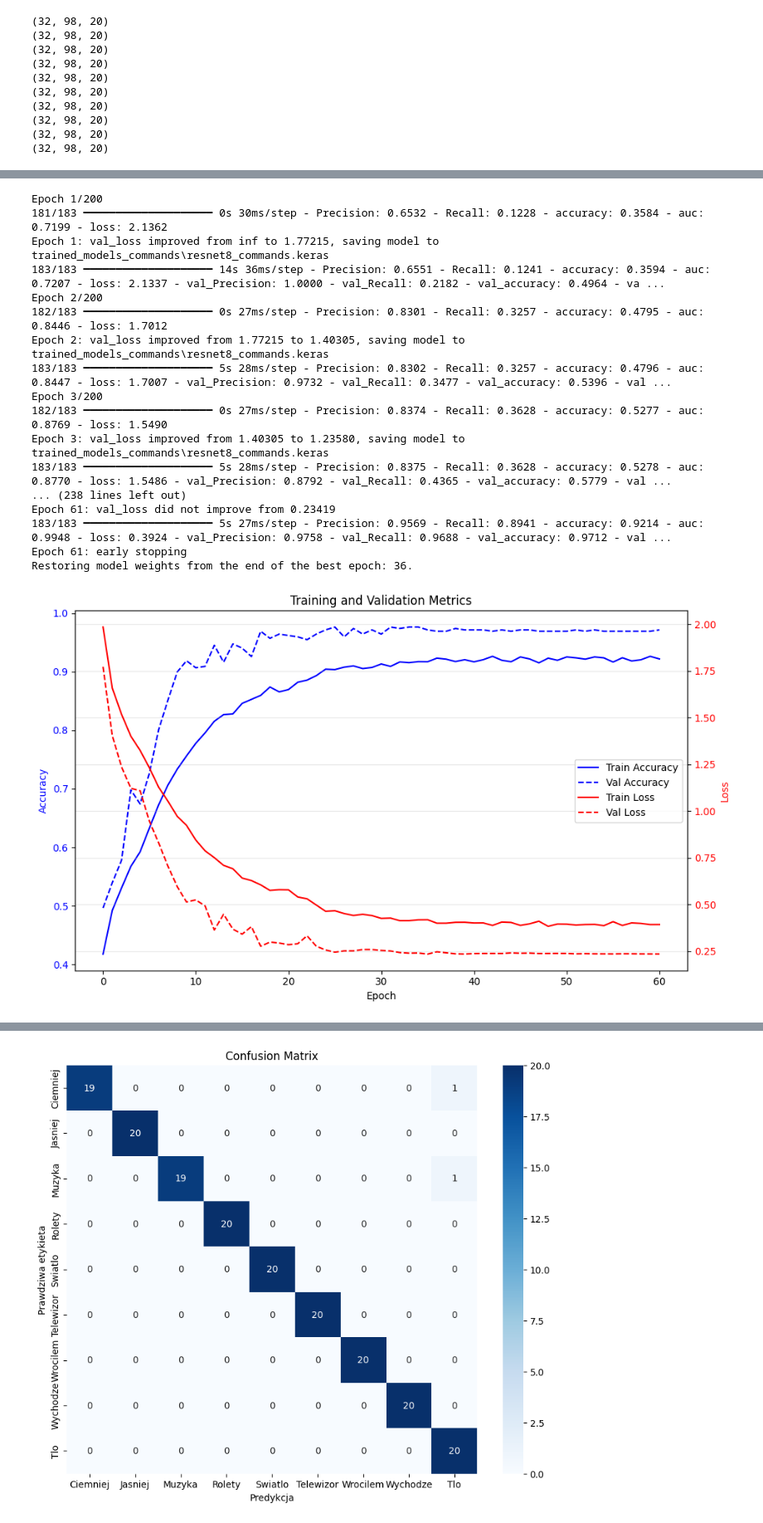
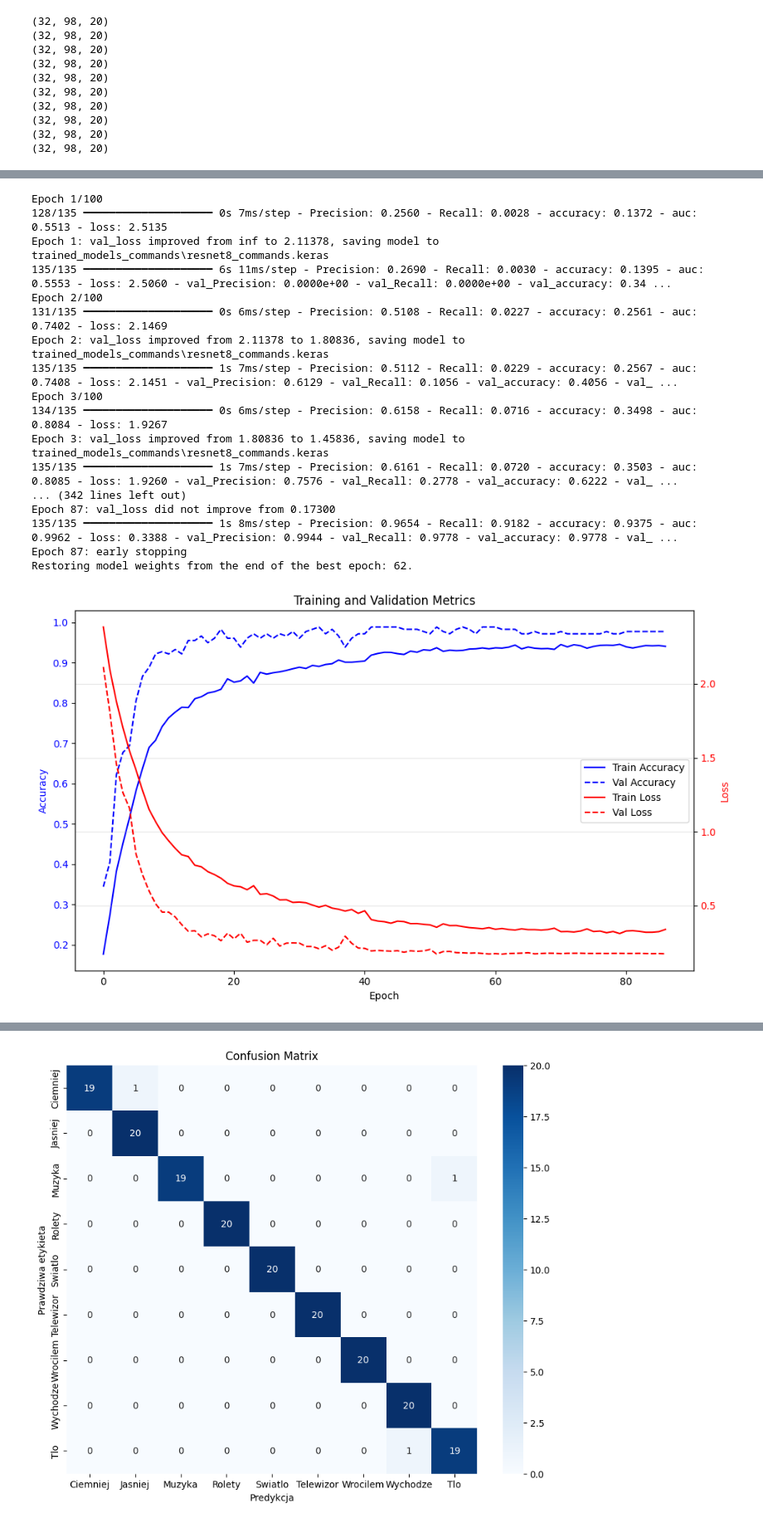
Before and after one commit to hubertk00/RPi_speech, a Jupyter notebook: commands.ipynb, the cells around one changed output, grey strips where cells are left out. Shown at 83% size. Cells and saved outputs as stored; diff of their text form; code cells hidden in the pictures.

```diff
--- a/commands.ipynb
+++ b/commands.ipynb
@@ -12,7 +13,7 @@ from sklearn.model_selection import train_test_split
 # %%
 commands = ['Ciemniej', 'Jasniej', 'Muzyka', 'Rolety', 'Swiatlo', 'Telewizor', 'Wrocilem', 'Wychodze', 'Tlo']
 username = os.getenv("USERNAME")
-REC_PATH = rf"C:\Users\{username}\Desktop\Praca_jupyter\RPi_Speech\Nagrania"
+REC_PATH = rf"C:\Users\{username}\Desktop\Praca_dyplomowa_TensorFlow\Nagrania"
 SR = 16000
 DURATION = 1.0
 for i in commands:
@@ -174,7 +175,7 @@ C:\Users\hubi2\Desktop\Praca_jupyter\RPi_Speech\Nagrania\Jasniej\Jasniej_56.wav
 train_paths, test_paths, train_labels, test_labels = train_test_split(
     file_paths,
     labels,
-    test_size=0.3,
+    test_size=0.2,
     stratify=labels,
     random_state=42
 )
@@ -369,52 +372,52 @@ reduce_lr = callbacks.ReduceLROnPlateau(
     mode='min',
     factor=0.3,
     patience=5,
     min_lr=0.00001,
     verbose=1
 )
 
 early_stop = callbacks.EarlyStopping(
     monitor='val_loss',
     mode='min',
     patience=25,
     restore_best_weights=True,
     verbose=1
 )
 
 checkpoint = callbacks.ModelCheckpoint(
     filepath=r'trained_models_commands\resnet8_commands.keras',
     monitor='val_loss',
     mode='min',
     save_best_only=True,
     verbose=1
 )
 
 history_resnet8 = model_resnet8.fit(
     train_dataset,
     validation_data=test_dataset,
-    epochs=200,
+    epochs=100,
     callbacks=[early_stop, checkpoint, reduce_lr]  )
 
 plot_history(history_resnet8)
 # %% [output]
-Epoch 1/200
-181/183 ━━━━━━━━━━━━━━━━━━━━ 0s 30ms/step - Precision: 0.6532 - Recall: 0.1228 - accuracy: 0.3584 - auc: 0.7199 - loss: 2.1362
-Epoch 1: val_loss improved from inf to 1.77215, saving model to trained_models_commands\resnet8_commands.keras
-183/183 ━━━━━━━━━━━━━━━━━━━━ 14s 36ms/step - Precision: 0.6551 - Recall: 0.1241 - accuracy: 0.3594 - auc: 0.7207 - loss: 2.1337 - val_Precision: 1.0000 - val_Recall: 0.2182 - val_accuracy: 0.4964 - va ...
-Epoch 2/200
-182/183 ━━━━━━━━━━━━━━━━━━━━ 0s 27ms/step - Precision: 0.8301 - Recall: 0.3257 - accuracy: 0.4795 - auc: 0.8446 - loss: 1.7012
-Epoch 2: val_loss improved from 1.77215 to 1.40305, saving model to trained_models_commands\resnet8_commands.keras
-183/183 ━━━━━━━━━━━━━━━━━━━━ 5s 28ms/step - Precision: 0.8302 - Recall: 0.3257 - accuracy: 0.4796 - auc: 0.8447 - loss: 1.7007 - val_Precision: 0.9732 - val_Recall: 0.3477 - val_accuracy: 0.5396 - val ...
-Epoch 3/200
-182/183 ━━━━━━━━━━━━━━━━━━━━ 0s 27ms/step - Precision: 0.8374 - Recall: 0.3628 - accuracy: 0.5277 - auc: 0.8769 - loss: 1.5490
-Epoch 3: val_loss improved from 1.40305 to 1.23580, saving model to trained_models_commands\resnet8_commands.keras
-183/183 ━━━━━━━━━━━━━━━━━━━━ 5s 28ms/step - Precision: 0.8375 - Recall: 0.3628 - accuracy: 0.5278 - auc: 0.8770 - loss: 1.5486 - val_Precision: 0.8792 - val_Recall: 0.4365 - val_accuracy: 0.5779 - val ...
-... (238 lines left out)
-Epoch 61: val_loss did not improve from 0.23419
-183/183 ━━━━━━━━━━━━━━━━━━━━ 5s 27ms/step - Precision: 0.9569 - Recall: 0.8941 - accuracy: 0.9214 - auc: 0.9948 - loss: 0.3924 - val_Precision: 0.9758 - val_Recall: 0.9688 - val_accuracy: 0.9712 - val ...
-Epoch 61: early stopping
-Restoring model weights from the end of the best epoch: 36.
+Epoch 1/100
+128/135 ━━━━━━━━━━━━━━━━━━━━ 0s 7ms/step - Precision: 0.2560 - Recall: 0.0028 - accuracy: 0.1372 - auc: 0.5513 - loss: 2.5135
+Epoch 1: val_loss improved from inf to 2.11378, saving model to trained_models_commands\resnet8_commands.keras
+135/135 ━━━━━━━━━━━━━━━━━━━━ 6s 11ms/step - Precision: 0.2690 - Recall: 0.0030 - accuracy: 0.1395 - auc: 0.5553 - loss: 2.5060 - val_Precision: 0.0000e+00 - val_Recall: 0.0000e+00 - val_accuracy: 0.34 ...
+Epoch 2/100
+131/135 ━━━━━━━━━━━━━━━━━━━━ 0s 6ms/step - Precision: 0.5108 - Recall: 0.0227 - accuracy: 0.2561 - auc: 0.7402 - loss: 2.1469
+Epoch 2: val_loss improved from 2.11378 to 1.80836, saving model to trained_models_commands\resnet8_commands.keras
+135/135 ━━━━━━━━━━━━━━━━━━━━ 1s 7ms/step - Precision: 0.5112 - Recall: 0.0229 - accuracy: 0.2567 - auc: 0.7408 - loss: 2.1451 - val_Precision: 0.6129 - val_Recall: 0.1056 - val_accuracy: 0.4056 - val_ ...
+Epoch 3/100
+134/135 ━━━━━━━━━━━━━━━━━━━━ 0s 6ms/step - Precision: 0.6158 - Recall: 0.0716 - accuracy: 0.3498 - auc: 0.8084 - loss: 1.9267
+Epoch 3: val_loss improved from 1.80836 to 1.45836, saving model to trained_models_commands\resnet8_commands.keras
+135/135 ━━━━━━━━━━━━━━━━━━━━ 1s 7ms/step - Precision: 0.6161 - Recall: 0.0720 - accuracy: 0.3503 - auc: 0.8085 - loss: 1.9260 - val_Precision: 0.7576 - val_Recall: 0.2778 - val_accuracy: 0.6222 - val_ ...
+... (342 lines left out)
+Epoch 87: val_loss did not improve from 0.17300
+135/135 ━━━━━━━━━━━━━━━━━━━━ 1s 8ms/step - Precision: 0.9654 - Recall: 0.9182 - accuracy: 0.9375 - auc: 0.9962 - loss: 0.3388 - val_Precision: 0.9944 - val_Recall: 0.9778 - val_accuracy: 0.9778 - val_ ...
+Epoch 87: early stopping
+Restoring model weights from the end of the best epoch: 62.
-[figure, old version]
+[figure, new version]
 # %%
 model_resnet14.compile(optimizer=optimizers.Adam(learning_rate=0.001), loss='categorical_crossentropy', metrics=['accuracy', 'Precision', 'Recall', metrics.AUC(name='auc')])
 
```
Also changed, not shown: parts of 11 cells of this notebook, 6 other files.
